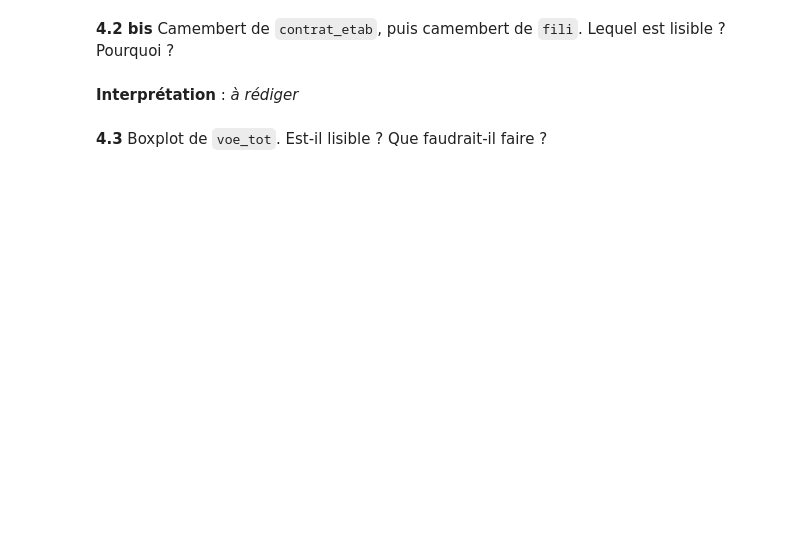
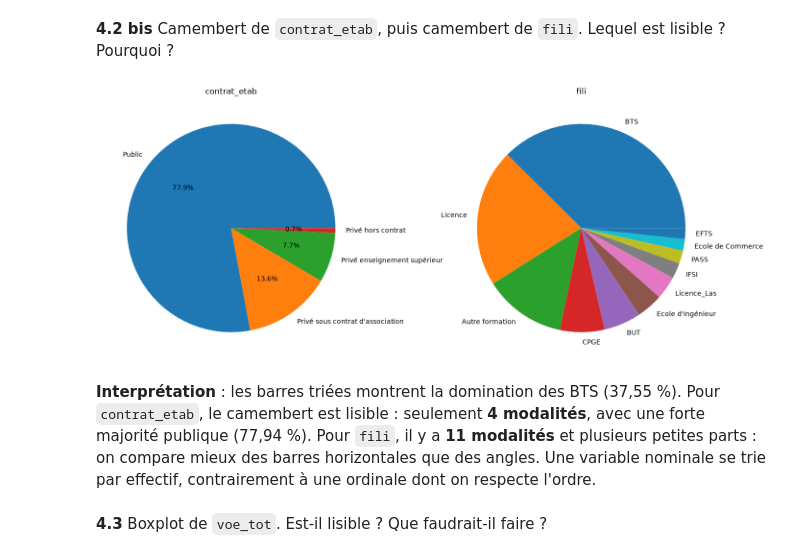
Before and after one commit to Anaisblk/Analyse-Parcoursup, a Jupyter notebook: TP_Parcoursup (1).ipynb, the cells around one changed output. Saved outputs shown, nothing was run; the diff lists cells and outputs as text; code cells hidden in the pictures; blank space fills up the shorter version.

```diff
--- a/TP_Parcoursup (1).ipynb
+++ b/TP_Parcoursup (1).ipynb
@@ -301,6 +319,18 @@ pd.DataFrame({
 # %% [markdown]
 **4.2 bis** Camembert de `contrat_etab`, puis camembert de `fili`. Lequel est lisible ? Pourquoi ?
+# %%
+fig, axes = plt.subplots(1, 2, figsize=(14, 6))
+df["contrat_etab"].value_counts().plot(kind="pie", autopct="%1.1f%%", ax=axes[0])
+axes[0].set_title("contrat_etab")
+axes[0].set_ylabel("")
+df["fili"].value_counts().plot(kind="pie", ax=axes[1])
+axes[1].set_title("fili")
+axes[1].set_ylabel("")
+plt.tight_layout()
+plt.show()
+# %% [output]
+[figure, added]
 # %% [markdown]
-**Interprétation** : _à rédiger_
+**Interprétation** : les barres triées montrent la domination des BTS (37,55 %). Pour `contrat_etab`, le camembert est lisible : seulement **4 modalités**, avec une forte majorité publique (77,94 %). Pour `fili`, il y a **11 modalités** et plusieurs petites parts : on compare mieux des barres horizontales que des angles. Une variable nominale se trie par effectif, contrairement à une ordinale dont on respecte l'ordre.
 # %% [markdown]
 **4.3** Boxplot de `voe_tot`. Est-il lisible ? Que faudrait-il faire ?
```
Also changed, not shown: parts of 7 cells of this notebook.
